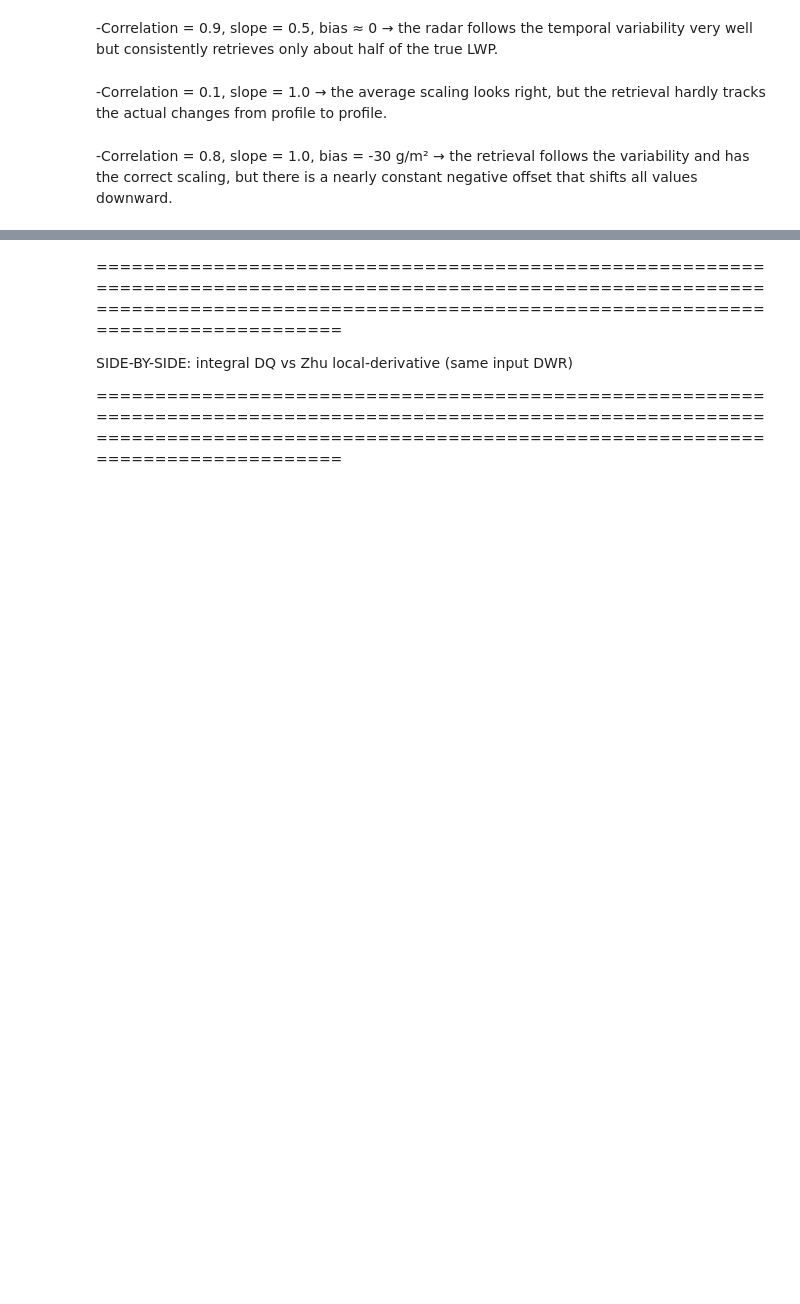
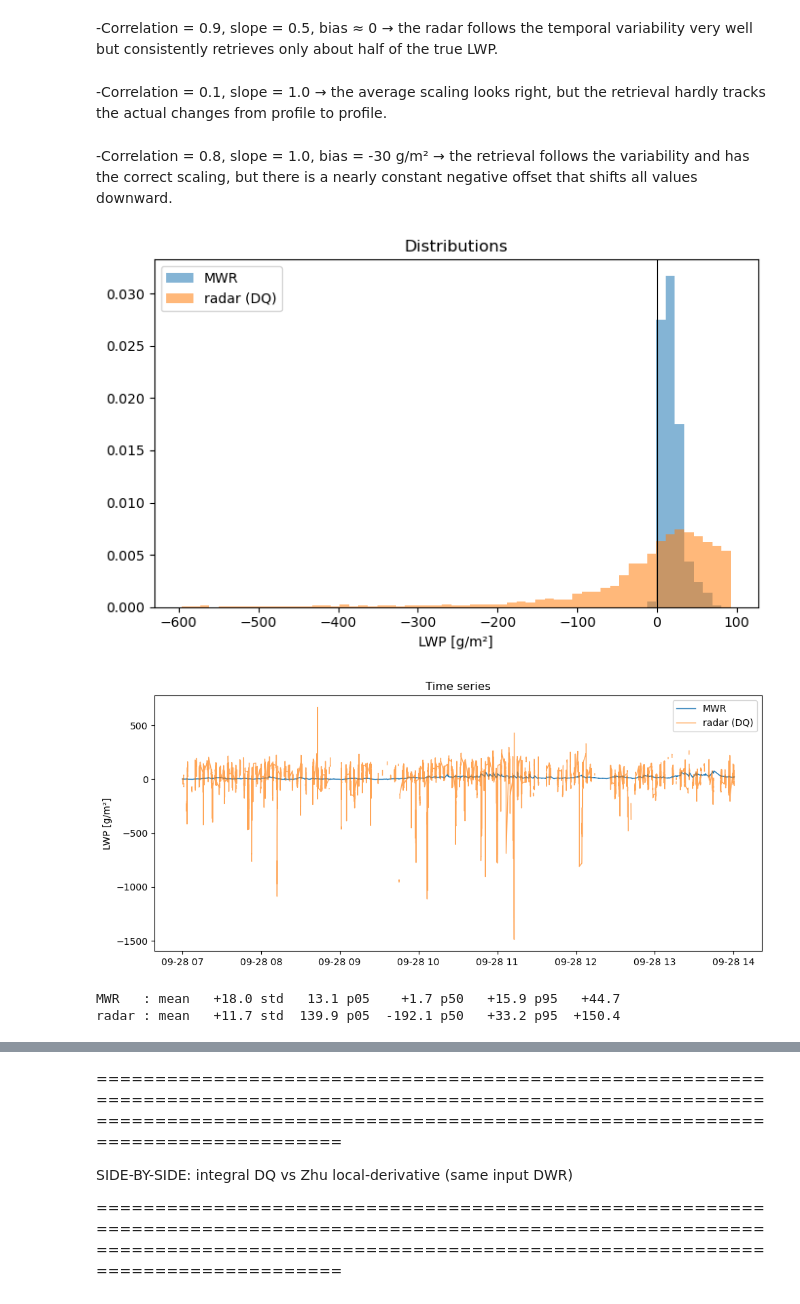
Before and after one commit to geronbreuergb-tech/dual_freq_radar_lwc, a Jupyter notebook: notebooks/05_lwc_retrieval_dq_integral.ipynb, the cells around one changed output, grey strips where cells are left out. Saved outputs shown, nothing was run; the diff lists cells and outputs as text; code cells hidden in the pictures; blank space fills up the shorter version.

```diff
--- a/notebooks/05_lwc_retrieval_dq_integral.ipynb
+++ b/notebooks/05_lwc_retrieval_dq_integral.ipynb
@@ -321,3 +321,35 @@ lwp_radar_5min = lwp_radar.rolling(Time=int(5 * 60 / 30), center=True, min_perio
 -Correlation = 0.1, slope = 1.0 → the average scaling looks right, but the retrieval hardly tracks the actual changes from profile to profile.
 # %% [markdown]
 -Correlation = 0.8, slope = 1.0, bias = -30 g/m² → the retrieval follows the variability and has the correct scaling, but there is a nearly constant negative offset that shifts all values downward.
+# %%
+# %% Distribution comparison, not just scatter
+x = ds_retrieval["LWP"].values
+y = lwp_radar.values
+good = np.isfinite(x) & np.isfinite(y)
+
+bins = np.linspace(min(np.nanpercentile(y[good], 1), 0), np.nanpercentile(x[good], 99) * 1.5, 60)
+
+# %% Plot 1: Verteilungen (Histogramm)
+plt.figure(figsize=(7, 4.5))
+plt.hist(x[good], bins=bins, alpha=0.55, label="MWR", density=True)
+plt.hist(y[good], bins=bins, alpha=0.55, label="radar (DQ)", density=True)
+plt.axvline(0, color="k", lw=0.8); plt.legend()
+plt.xlabel("LWP [g/m²]"); plt.title("Distributions")
+plt.tight_layout(); plt.show()
+
+# %% Plot 2: Zeitreihe
+plt.figure(figsize=(10, 4.5))
+plt.plot(ds_retrieval["Time"], x, label="MWR", lw=1)
+plt.plot(ds_retrieval["Time"], y, label="radar (DQ)", lw=1, alpha=0.7)
+plt.legend(); plt.ylabel("LWP [g/m²]"); plt.title("Time series")
+plt.tight_layout(); plt.show()
+
+# %% Statistik
+for nm, v in [("MWR", x[good]), ("radar", y[good])]:
+    print(f"{nm:6s}: mean {v.mean():+7.1f} std {v.std():6.1f} "
+          f"p05 {np.percentile(v,5):+7.1f} p50 {np.percentile(v,50):+7.1f} p95 {np.percentile(v,95):+7.1f}")
+# %% [output]
+[figure, added]
+[figure, added]
+MWR   : mean   +18.0 std   13.1 p05    +1.7 p50   +15.9 p95   +44.7
+radar : mean   +11.7 std  139.9 p05  -192.1 p50   +33.2 p95  +150.4
```
Also changed, not shown: parts of 18 cells of this notebook, 1 other file.
